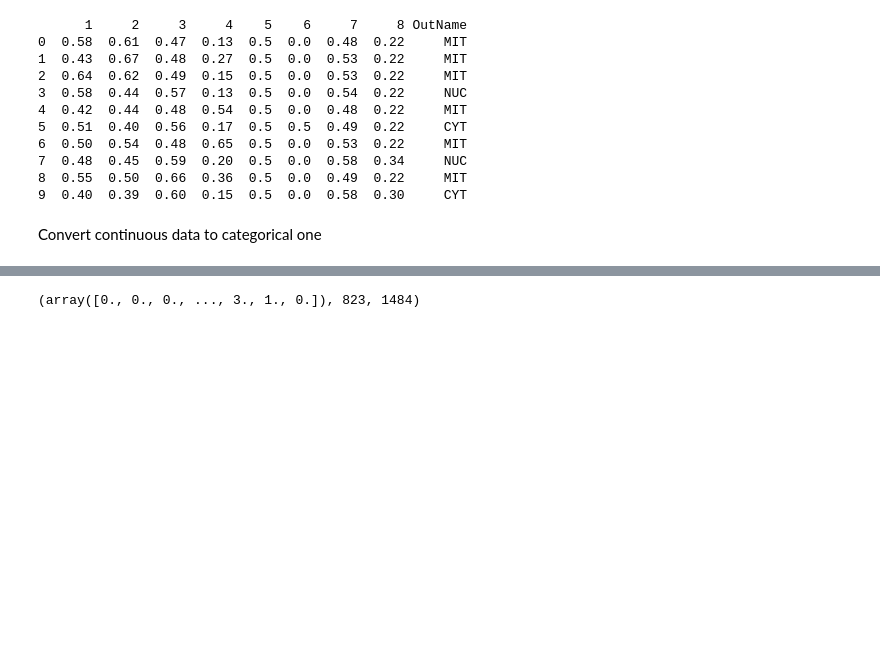
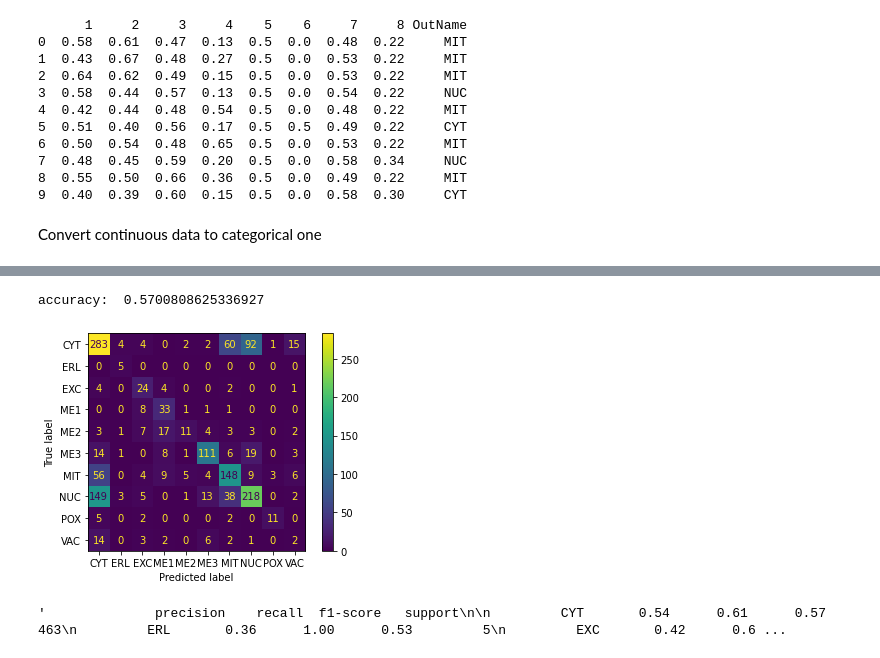
Before and after one commit to HikmetSimsir/EEE-485-Project, a Jupyter notebook: naive_baesian.ipynb, the cells around one changed output, grey strips where cells are left out. Cells and saved outputs as stored; diff of their text form; code cells hidden in the pictures; blank space fills up the shorter version.

```diff
--- a/naive_baesian.ipynb
+++ b/naive_baesian.ipynb
@@ -98,7 +98,7 @@ y = np.zeros(len(Y))
 for i in range(len(Y)):
     y[i] = outputs.index(Y[i][0])
 # %%
-def calculatePiAndTheta(X, y, C):
+def calculatePiAndTheta(md, X, y, C, alpha):
     ncValues = np.zeros(C)
     piValues = []
 
@@ -128,41 +128,60 @@ def calculatePiAndTheta(X, y, C):
     theta = []
 
     # smoothing parameter
-    alpha = 0.001
+
 
     for d in range(D):
         theta.append((data_mod['cat' + str(d + 1)] + alpha )/ (axisSum + alpha*D))
 
     return piValues, theta
-
-piValues, theta = calculatePiAndTheta(X, y, C)
+alpha = 0.001
+piValues, theta = calculatePiAndTheta(md, X, y, C, alpha)
 # %%
 
 def predict(testSet, testValues, piValues, theta, C, D):
     # testSet = X
-
     prediction = np.zeros(len(testSet))
 
     for i in range(len(testSet)):
         prbAllClass = np.zeros(C)
         for c in range(C):
             prbAllClass[c] = np.log(piValues[c])
             for d in range(D):
                 first = testSet[i][d]
 
                 # first = np.log(1 + md_dic['cat' + str(d + 1)][i])
                 second = np.log(theta[d][c]) # ['cat' + str(d + 1)][outputs[c]])
 
                 prbAllClass[c] += first * second
 
         # print(prbAllClass)
         prediction[i] = np.argmax(prbAllClass)
         # print(prediction[i], testValues[i])
 
     # print("accuracy: ", (prediction == testValues[:len(testSet)]).sum()/len(testSet))
     return prediction, (prediction == testValues[:len(testSet)]).sum(), len(testSet)
 
-predict(X, y, piValues, theta, C, D)
+
+
+
+result = predict(X, y, piValues, theta, C, D)
+print("accuracy: ", result[1] / result[2])
+
+from sklearn.metrics import ConfusionMatrixDisplay
+import matplotlib.pyplot as plt
+y_pred_list = []
+y_pred = result[0]
+
+for i in range(M):
+    # print(outputs[int(y_pred[i])], end=' ')
+    y_pred_list.append(outputs[int(y_pred[i])])
+ConfusionMatrixDisplay.from_predictions(Y, y_pred_list)
+plt.show()
+
+from sklearn.metrics import classification_report
+classification_report(Y, y_pred_list, zero_division=1)
 # %% [output]
-(array([0., 0., 0., ..., 3., 1., 0.]), 823, 1484)
+accuracy:  0.5700808625336927
+[figure, added]
+'              precision    recall  f1-score   support\n\n         CYT       0.54      0.61      0.57       463\n         ERL       0.36      1.00      0.53         5\n         EXC       0.42      0.6 ...
 # %%
```
Also changed, not shown: parts of 3 cells of this notebook, 1 other file.
